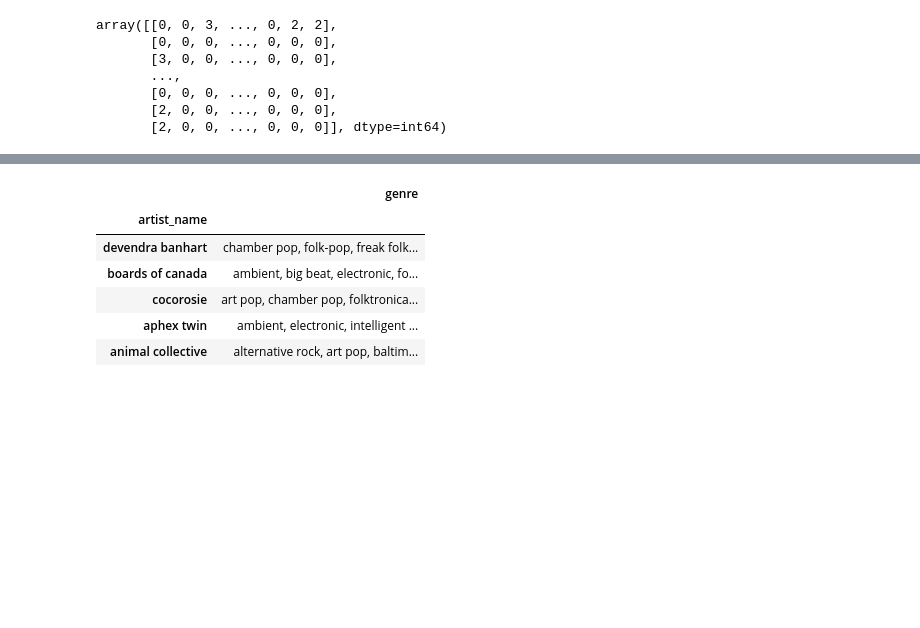
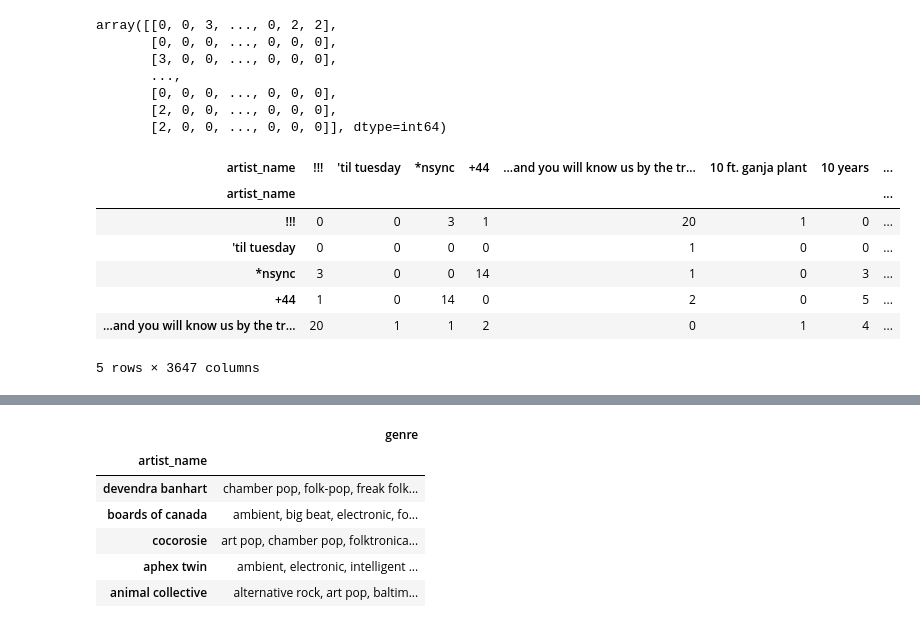
Before and after one commit to krisseo0202/Springboard, a Jupyter notebook: Spotify_Recommend/Capstone.ipynb, the cells around one changed output, grey strips where cells are left out. Cells and saved outputs as stored; diff of their text form; code cells hidden in the pictures; blank space fills up the shorter version.

```diff
--- a/Spotify_Recommend/Capstone.ipynb
+++ b/Spotify_Recommend/Capstone.ipynb
@@ -951,4 +954,16 @@ array([[0, 0, 3, ..., 0, 2, 2],
        [0, 0, 0, ..., 0, 0, 0],
        [2, 0, 0, ..., 0, 0, 0],
        [2, 0, 0, ..., 0, 0, 0]], dtype=int64)
+# %%
+demo = pd.DataFrame(co_occ.A, index=binary_users_artists_pivoted.columns, columns=binary_users_artists_pivoted.columns).head()
+demo
+# %% [output]
+| artist_name | !!! | 'til tuesday | *nsync | +44 | ...and you will know us by the tr... | 10 ft. ganja plant | 10 years | ... |
+| artist_name |  |  |  |  |  |  |  | ... |
+| !!! | 0 | 0 | 3 | 1 | 20 | 1 | 0 | ... |
+| 'til tuesday | 0 | 0 | 0 | 0 | 1 | 0 | 0 | ... |
+| *nsync | 3 | 0 | 0 | 14 | 1 | 0 | 3 | ... |
+| +44 | 1 | 0 | 14 | 0 | 2 | 0 | 5 | ... |
+| ...and you will know us by the tr... | 20 | 1 | 1 | 2 | 0 | 1 | 4 | ... |
+5 rows × 3647 columns
 # %%
```
Also changed, not shown: parts of 36 cells of this notebook.
